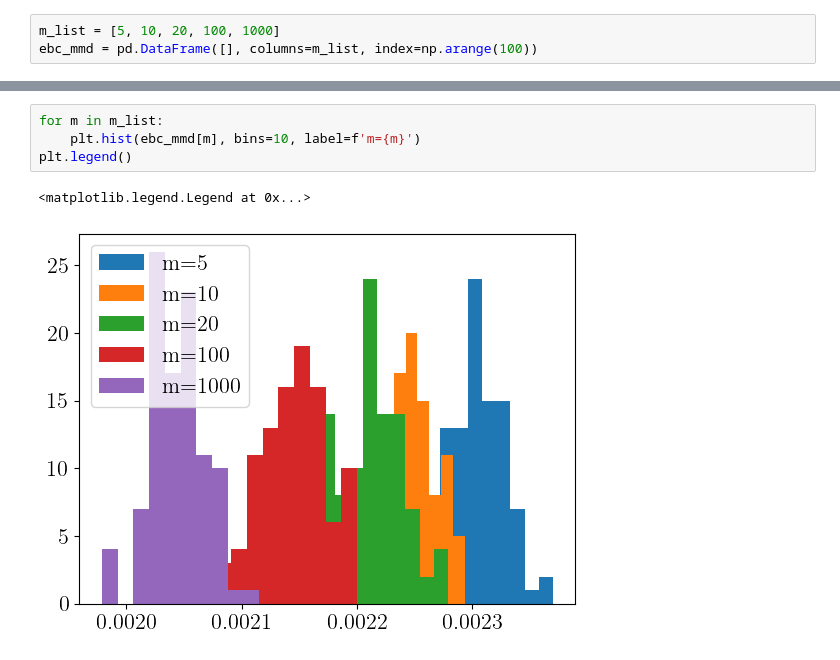
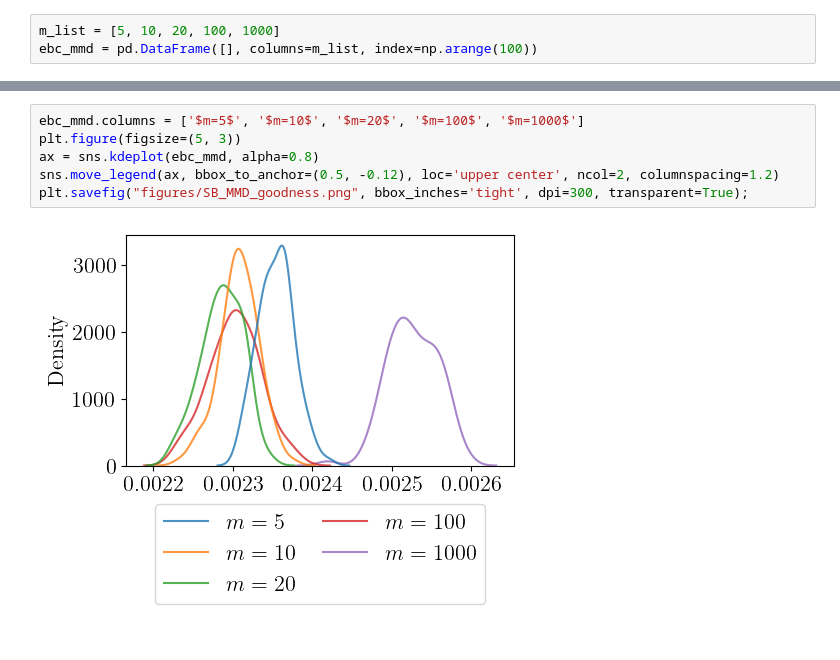
Before and after one commit to efekhari27/thesis, a Jupyter notebook: numerical_experiments/chapter3/south_brittany_inference.ipynb, the cells around one changed output, grey strips where cells are left out. Saved outputs shown, nothing was run; the diff lists cells and outputs as text.

```diff
--- a/numerical_experiments/chapter3/south_brittany_inference.ipynb
+++ b/numerical_experiments/chapter3/south_brittany_inference.ipynb
@@ -286,8 +296,9 @@ WRN - Warning! The description of the distribution ComposedDistribution is [v0,U
 100 rows × 5 columns
-# %%
-for m in m_list:
-    plt.hist(ebc_mmd[m], bins=10, label=f'm={m}')
-plt.legend()
-# %% [output]
-<matplotlib.legend.Legend at 0x...>
-[figure, removed]
+# %%
+ebc_mmd.columns = ['$m=5$', '$m=10$', '$m=20$', '$m=100$', '$m=1000$']
+plt.figure(figsize=(5, 3))
+ax = sns.kdeplot(ebc_mmd, alpha=0.8)
+sns.move_legend(ax, bbox_to_anchor=(0.5, -0.12), loc='upper center', ncol=2, columnspacing=1.2)
+plt.savefig("figures/SB_MMD_goodness.png", bbox_inches='tight', dpi=300, transparent=True);
+# %% [output]
+[figure, added]
```
Also changed, not shown: parts of 4 cells of this notebook, 25 other files.
